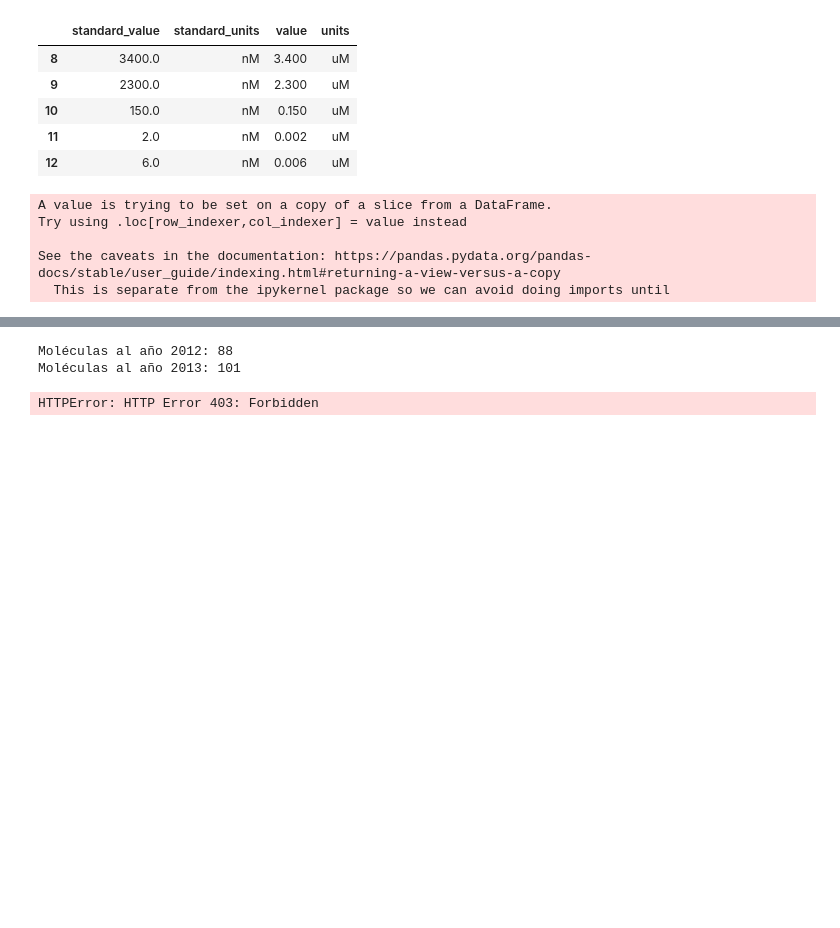
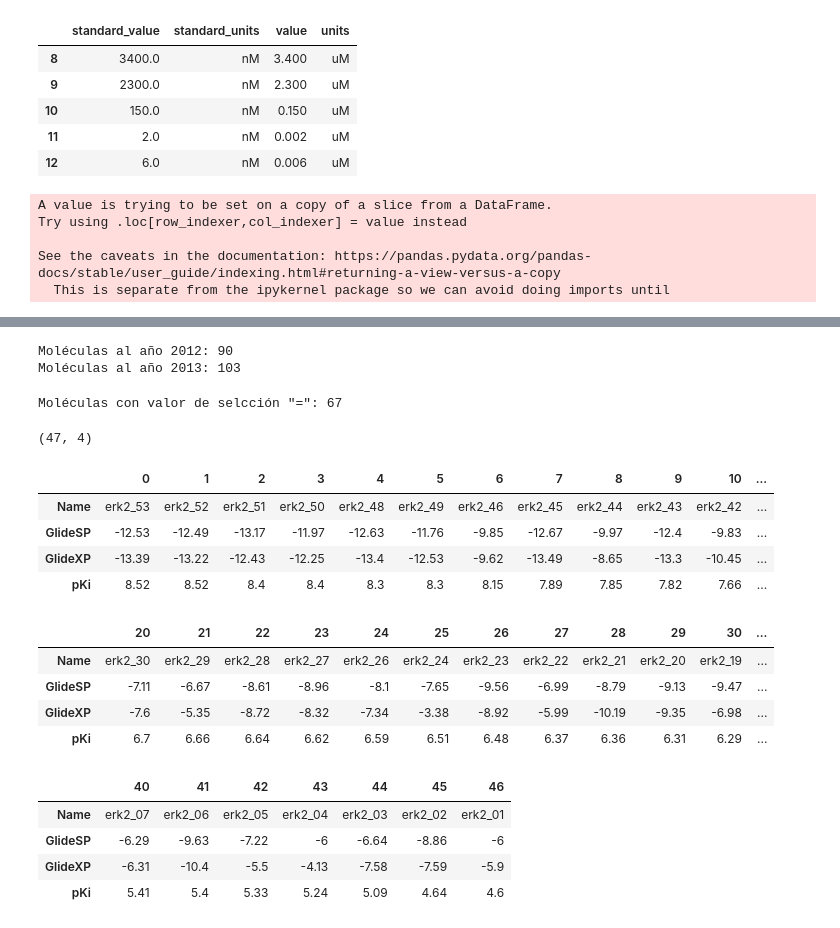
Before and after one commit to jRicciL/ERK2_notebooks, a Jupyter notebook: X_Reviewing_Fourches_work/Obtencion_de_las_moleculas_Fourches.ipynb, the cells around one changed output, grey strips where cells are left out. Cells and saved outputs as stored; diff of their text form; code cells hidden in the pictures; blank space fills up the shorter version.

```diff
--- a/X_Reviewing_Fourches_work/Obtencion_de_las_moleculas_Fourches.ipynb
+++ b/X_Reviewing_Fourches_work/Obtencion_de_las_moleculas_Fourches.ipynb
@@ -213,9 +261,17 @@ print('Moléculas al año 2012:', df_pki_range[df_pki_range.document_year <= 201
 print('Moléculas al año 2013:', df_pki_range[df_pki_range.document_year <= 2013].shape[0])
 # Tenemos 101 moléculas
 # No obstante, Fourches menciona haber conservado 91, y tras un proceso de curación quedarse finalmente con 48
+df_pki_year = df_pki_range[df_pki_range.document_year <= 2013]
 # %% [output]
-Moléculas al año 2012: 88
-Moléculas al año 2013: 101
+Moléculas al año 2012: 90
+Moléculas al año 2013: 103
+# %%
+# Conservar sólo moléculas cuyo valor en la columna 'relation' sea '='
+df_pki_year = df_pki_year[df_pki_year.relation == '=']
+print('Moléculas con valor de selcción "=":', df_pki_year.shape[0])
+# Listo, después de este filtro conservamos sólo 67 moléculas
+# %% [output]
+Moléculas con valor de selcción "=": 67
 # %%
 # Ahora procedemos a hacer el curado de moléculas que Fourches propone, y además a comparar los valores de pKi en la lista de moléculas del material suplementario
 # del trabajo principal sobre los descriptores MD (10.1021/acs.jcim.7b00048)
@@ -222,7 +280,35 @@ Moléculas al año 2013: 101
 # %%
 # Extraemos la tabla de moléculas del Cheambl reportadas por fourches en el material sumplementario
 import tabula
-pdf_sup_file = "https://pubs.acs.org/doi/suppl/10.1021/acs.jcim.7b00048/suppl_file/ci7b00048_si_001.pdf"
-tables = tabula.read_pdf(pdf_sup_file, pages = [8], multiple_tables = False)
+pdf_sup_file = "./fourches_supp_material.pdf"
+df_chembl_mols = tabula.read_pdf(pdf_sup_file, pages = [8], multiple_tables = False,
+                         pandas_options={'header':None, 'names': ['Name', 'GlideSP', 'GlideXP', 'pKi']})
+df_chembl_mols.dropna(inplace=True)
+df_chembl_mols.reset_index(drop=True, inplace=True)
-# %% [output]
-HTTPError: HTTP Error 403: Forbidden
+# %%
+df_chembl_mols.shape # 47 moléculas, calta el ligando 25
+# %% [output]
+(47, 4)
+# %%
+ # En esta tabla (y en el pdf) falta el ligando 25
+from IPython.display import display, HTML
+display(HTML(df_chembl_mols.iloc[:20].T.to_html()))
+display(HTML(df_chembl_mols.iloc[20:40].T.to_html()))
+display(HTML(df_chembl_mols.iloc[40:].T.to_html()))
+# Pero podríamos asumir que su valor de pki está entre 6.59 y 6.51, ya que los autores presentan la tabla ordenada por pki
+# %% [output]
+|  | 0 | 1 | 2 | 3 | 4 | 5 | 6 | 7 | 8 | 9 | 10 | ... |
+| Name | erk2_53 | erk2_52 | erk2_51 | erk2_50 | erk2_48 | erk2_49 | erk2_46 | erk2_45 | erk2_44 | erk2_43 | erk2_42 | ... |
+| GlideSP | -12.53 | -12.49 | -13.17 | -11.97 | -12.63 | -11.76 | -9.85 | -12.67 | -9.97 | -12.4 | -9.83 | ... |
+| GlideXP | -13.39 | -13.22 | -12.43 | -12.25 | -13.4 | -12.53 | -9.62 | -13.49 | -8.65 | -13.3 | -10.45 | ... |
+| pKi | 8.52 | 8.52 | 8.4 | 8.4 | 8.3 | 8.3 | 8.15 | 7.89 | 7.85 | 7.82 | 7.66 | ... |
+|  | 20 | 21 | 22 | 23 | 24 | 25 | 26 | 27 | 28 | 29 | 30 | ... |
+| Name | erk2_30 | erk2_29 | erk2_28 | erk2_27 | erk2_26 | erk2_24 | erk2_23 | erk2_22 | erk2_21 | erk2_20 | erk2_19 | ... |
+| GlideSP | -7.11 | -6.67 | -8.61 | -8.96 | -8.1 | -7.65 | -9.56 | -6.99 | -8.79 | -9.13 | -9.47 | ... |
+| GlideXP | -7.6 | -5.35 | -8.72 | -8.32 | -7.34 | -3.38 | -8.92 | -5.99 | -10.19 | -9.35 | -6.98 | ... |
+| pKi | 6.7 | 6.66 | 6.64 | 6.62 | 6.59 | 6.51 | 6.48 | 6.37 | 6.36 | 6.31 | 6.29 | ... |
+|  | 40 | 41 | 42 | 43 | 44 | 45 | 46 |
+| Name | erk2_07 | erk2_06 | erk2_05 | erk2_04 | erk2_03 | erk2_02 | erk2_01 |
+| GlideSP | -6.29 | -9.63 | -7.22 | -6 | -6.64 | -8.86 | -6 |
+| GlideXP | -6.31 | -10.4 | -5.5 | -4.13 | -7.58 | -7.59 | -5.9 |
+| pKi | 5.41 | 5.4 | 5.33 | 5.24 | 5.09 | 4.64 | 4.6 |
```
Also changed, not shown: parts of 18 cells of this notebook, 1 other file.
